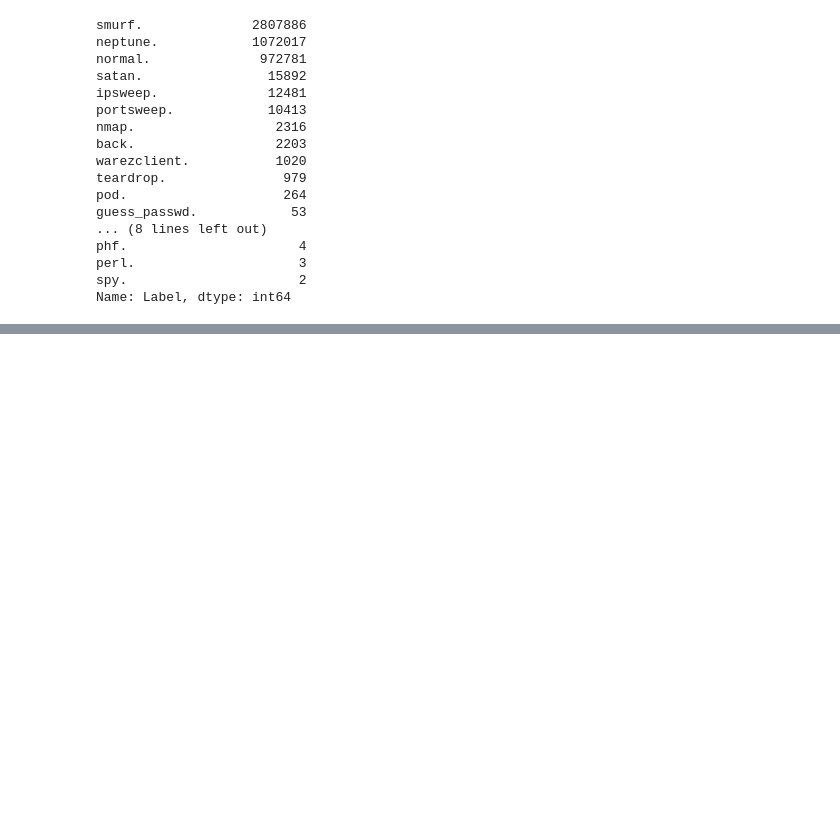
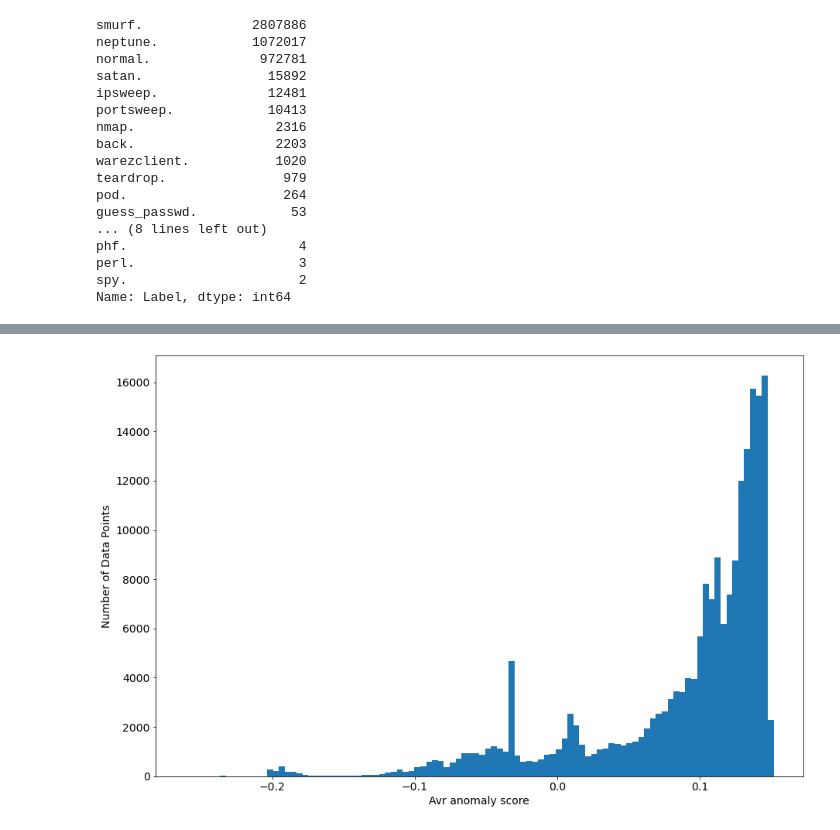
Before and after one commit to 1920ku/Anomaly-Detection-in-Network-Traffic, a Jupyter notebook: Untitled.ipynb, the cells around one changed output, grey strips where cells are left out. Drawn from its saved outputs; the diff is of its cells as text; code cells hidden in the pictures; blank space fills up the shorter version.

```diff
--- a/Untitled.ipynb
+++ b/Untitled.ipynb
@@ -89,0 +256,12 @@ Name: Label, dtype: int64
+# %%
+plt.figure(figsize = (15, 10))
+
+plt.hist(y_pred2, bins=100)
+
+plt.xlabel('Avr anomaly score', fontsize=14)
+
+plt.ylabel('Number of Data Points', fontsize=14)
+
+plt.show()
+# %% [output]
+[figure, added]
```
Also changed, not shown: parts of 48 cells of this notebook.
